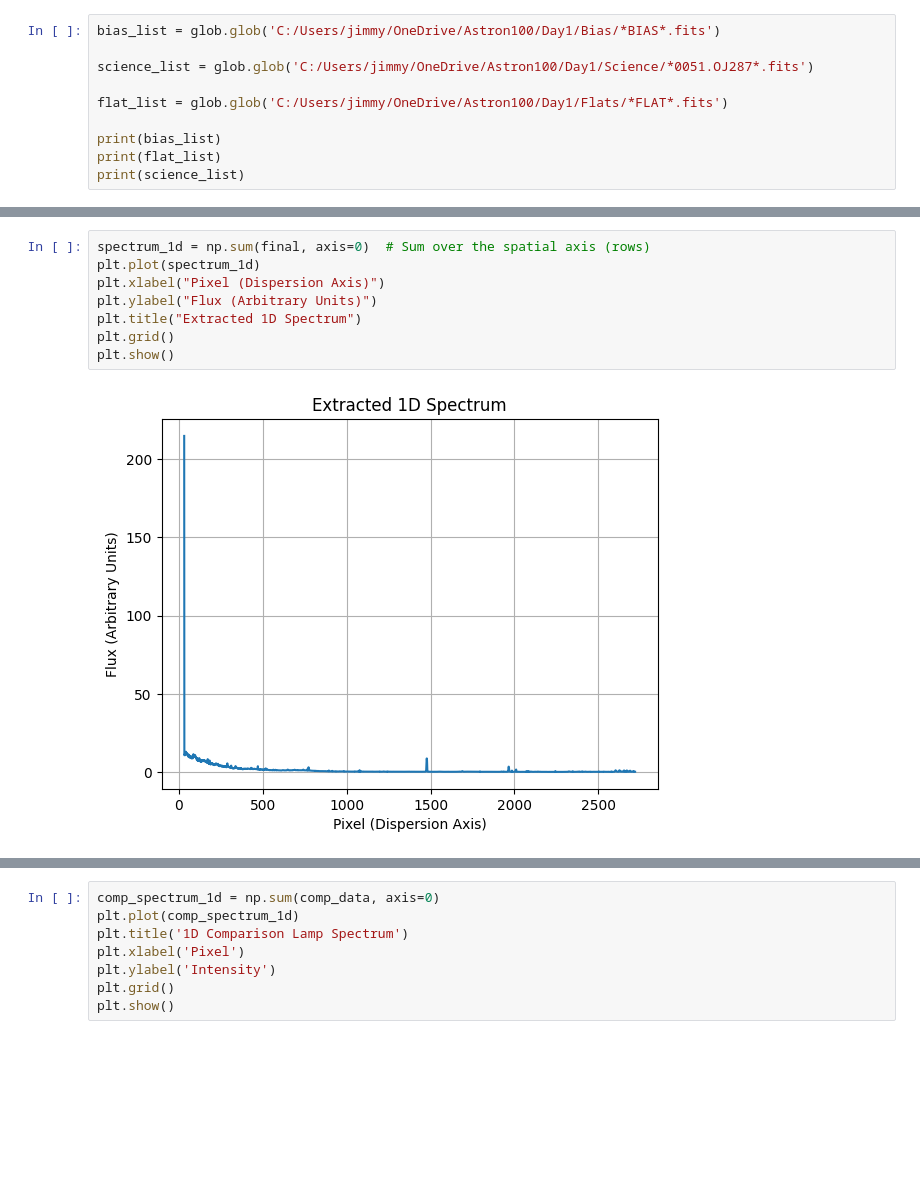
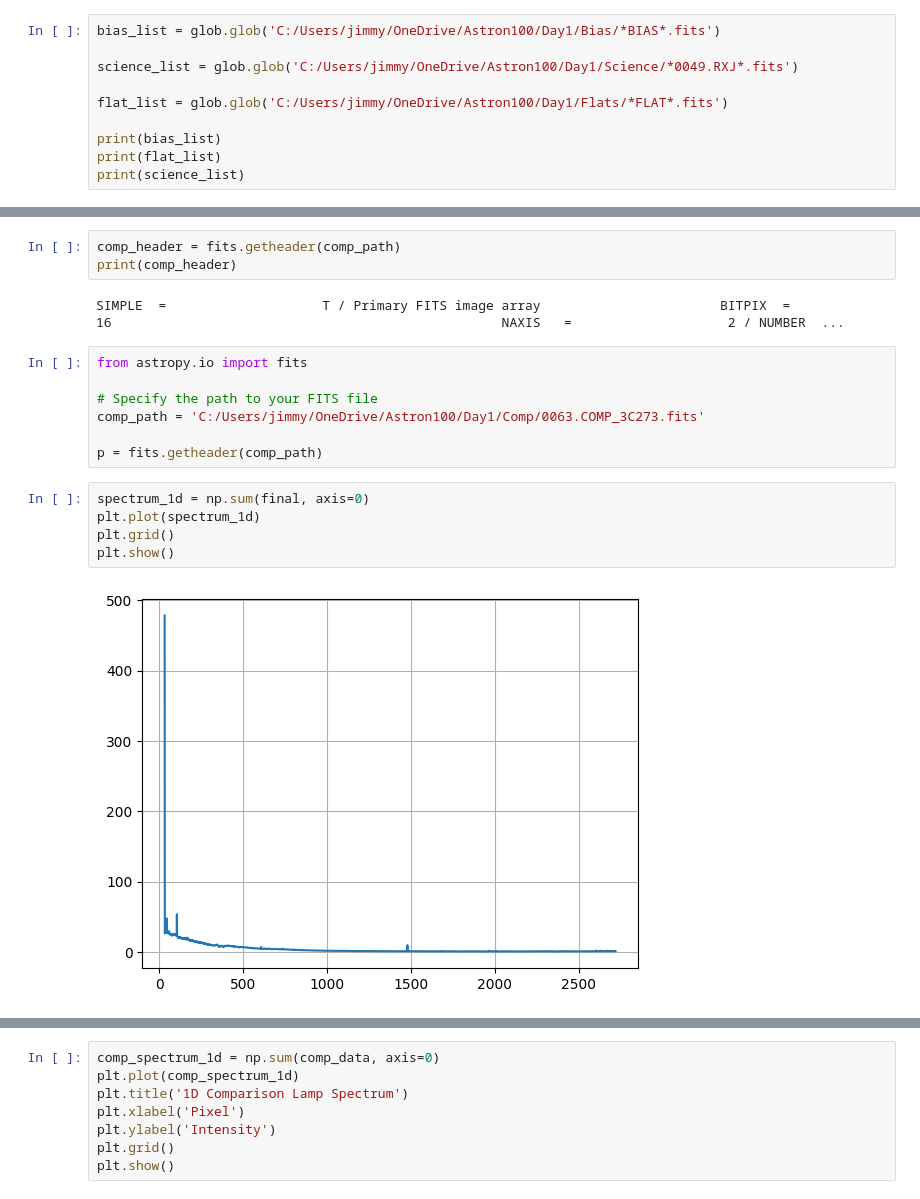
Before and after one commit to jpatton63/Astron100_Final_Project, a Jupyter notebook: Astron100_Final_Project.ipynb, the cells around one changed output, grey strips where cells are left out. Drawn from its saved outputs; the diff is of its cells as text; blank space fills up the shorter version.

```diff
--- a/Astron100_Final_Project.ipynb
+++ b/Astron100_Final_Project.ipynb
@@ -34,7 +34,7 @@ Requirement already satisfied: packaging>=22.0.0 in c:\users\jimmy\appdata\roami
 # %%
 bias_list = glob.glob('C:/Users/jimmy/OneDrive/Astron100/Day1/Bias/*BIAS*.fits')
 
-science_list = glob.glob('C:/Users/jimmy/OneDrive/Astron100/Day1/Science/*0051.OJ287*.fits')
+science_list = glob.glob('C:/Users/jimmy/OneDrive/Astron100/Day1/Science/*0049.RXJ*.fits')
 
 flat_list = glob.glob('C:/Users/jimmy/OneDrive/Astron100/Day1/Flats/*FLAT*.fits')
 
@@ -95,11 +1078,20 @@ plt.imshow(final, vmax = np.percentile(final, 90),
+# %%
+comp_header = fits.getheader(comp_path)
+print(comp_header)
+# %% [output]
+SIMPLE  =                    T / Primary FITS image array                       BITPIX  =                   16                                                  NAXIS   =                    2 / NUMBER  ...
+# %%
+from astropy.io import fits
+
+# Specify the path to your FITS file
+comp_path = 'C:/Users/jimmy/OneDrive/Astron100/Day1/Comp/0063.COMP_3C273.fits'
+
+p = fits.getheader(comp_path)
 # %%
-spectrum_1d = np.sum(final, axis=0)  # Sum over the spatial axis (rows)
+spectrum_1d = np.sum(final, axis=0)
 plt.plot(spectrum_1d)
-plt.xlabel("Pixel (Dispersion Axis)")
-plt.ylabel("Flux (Arbitrary Units)")
-plt.title("Extracted 1D Spectrum")
 plt.grid()
 plt.show()
 # %% [output]
-[figure, old version]
+[figure, new version]
 # %%
```
Also changed, not shown: parts of 45 cells of this notebook.
